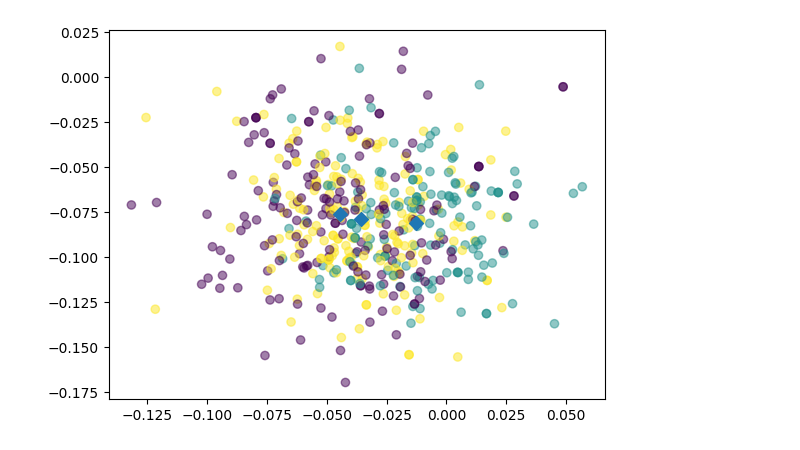
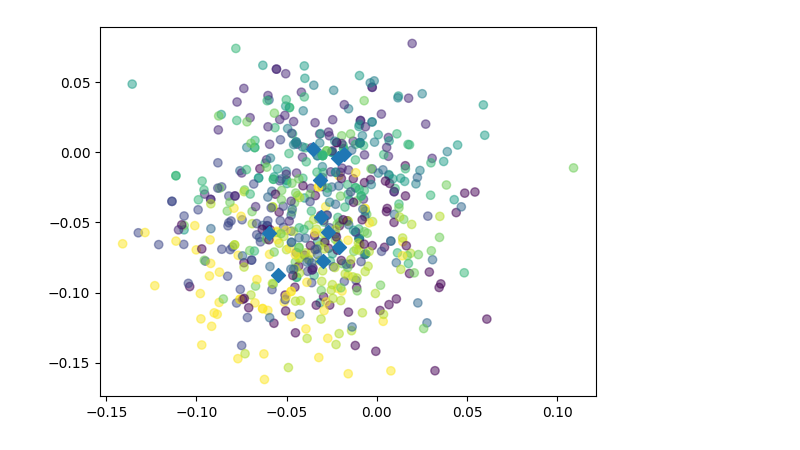
Before and after one commit to kathyaristi/NLP_Final, a Jupyter notebook: k_means_setup.ipynb, the cells around one changed output. Drawn from its saved outputs; the diff is of its cells as text; code cells hidden in the pictures.

Commit message:
Update KMeans

```diff
--- a/k_means_setup.ipynb
+++ b/k_means_setup.ipynb
@@ -14,5 +19,5 @@ sentence_model = SentenceTransformer('all-MiniLM-L6-v2')
 # %%
 #load the data, tuples
-similar_song_lyrics= pd.read_csv("data/similar_song_lyrics_2.csv")
-print(len( similar_song_lyrics))
+similar_song_lyrics= pd.read_csv("data/kat_data_similar_songs_unique.csv")
+similar_song_lyrics.head()
 # %% [output]
@@ -20,6 +30,6 @@ print(len( similar_song_lyrics))
 # %%
 #Grab the lyrics and the corresponding similar song title
-lyrics, similar_song_title = similar_song_lyrics["lyrics"].tolist(), similar_song_lyrics["similar_track"].tolist()
+lyrics, similar_song_title = similar_song_lyrics["similar_lyrics"].tolist(), similar_song_lyrics["song"].tolist()
 processed_lyrics = []
 for lyric in lyrics:
-    processed_lyrics.append(mu.preprocess_sentence(lyric))
+    processed_lyrics.append(nnm.preprocess_sentence(lyric))
@@ -28,3 +36,2 @@ device = torch.device("mps") if torch.backends.mps.is_available() else torch.dev
 # %%
-sentence_embeddings = sentence_model.encode(processed_lyrics, batch_size=NUM_SEQUENCES_PER_BATCH, convert_to_tensor=True)
-sentence_embeddings = sentence_embeddings.to(device)
+embeddings = embedder(processed_lyrics, batch_size=NUM_SEQUENCES_PER_BATCH).cpu().numpy()
@@ -37,12 +42,11 @@ sentence_embeddings_scaled = scaler.fit_transform(sentence_embeddings)
 # %%
-
 #initalize the model
-kmeans = KMeans(n_clusters=3,init='k-means++',max_iter=3000,n_init=1,random_state=0)
+kmeans = KMeans(n_clusters=10,init='k-means++',max_iter=3000,n_init=1,random_state=0)
 
 #fit the model to a line
-model = kmeans.fit(sentence_embeddings)
+model = kmeans.fit(embeddings)
 
-predicted_values = model.predict(sentence_embeddings)
+predicted_values = model.predict(embeddings)
 
 print(predicted_values)
 # %% [output]
@@ -83,20 +110,20 @@ print(random_song)
 # %%
 # Determine the cluster labels of new_points: labels
-labels = kmeans.predict(sentence_embeddings)
+labels = kmeans.predict(embeddings)
 # Import pyplot
 import matplotlib.pyplot as plt
 # Assign the columns of new_points: xs and ys
-xs = sentence_embeddings[:,0]
-ys = sentence_embeddings[:,1]
+xs = embeddings[:,0]
+ys = embeddings[:,1]
 # Make a scatter plot of xs and ys, using labels to define the colors
 plt.scatter(xs,ys,c=labels,alpha=0.5)
 # Assign the cluster centers: centroids
 centroids = model.cluster_centers_
 # Assign the columns of centroids: centroids_x, centroids_y
 centroids_x = centroids[:,0]
 centroids_y = centroids[:,1]
 # Make a scatter plot of centroids_x and centroids_y
 plt.scatter(centroids_x,centroids_y,marker='D',s=50)
 plt.show()
 # %% [output]
-[figure, old version]
+[figure, new version]
```
Also changed, not shown: parts of 19 cells of this notebook.
